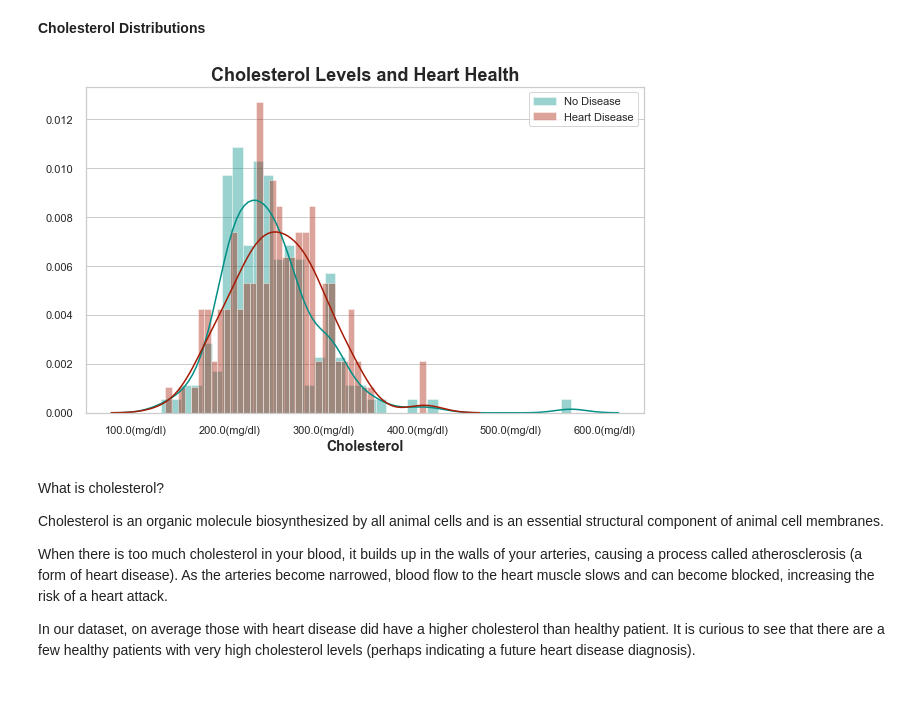
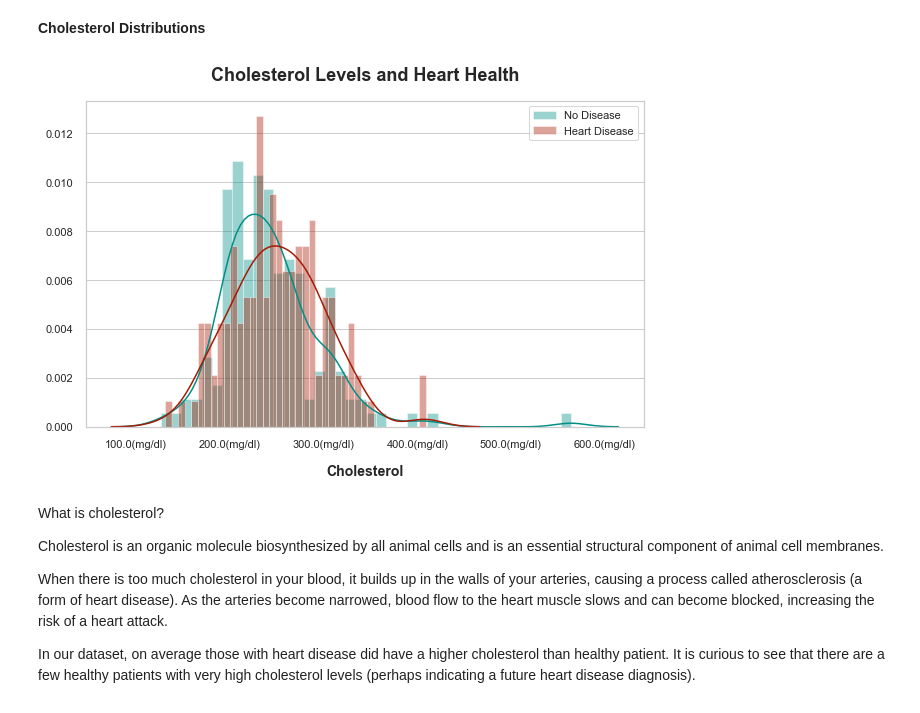
Before and after one commit to KishenSharma6/HeartDisease-Classification, a Jupyter notebook: Heart Disease - Classification.ipynb, the cells around one changed output. Saved outputs shown, nothing was run; the diff lists cells and outputs as text; code cells hidden in the pictures.

Commit message:
Visuals Updated through final boxplot

```diff
--- a/Heart Disease - Classification.ipynb
+++ b/Heart Disease - Classification.ipynb
@@ -245,35 +245,32 @@ Let's take a peek at our patient cholesterol levels. We'll take a look at the ch
 # %%
 #Set figure size
 fig, ax = plt.subplots(figsize = (10,6))
 
 #Plot histogram of cholesterol for healthy patients
 g = sns.distplot(df['Cholesterol'][df['Target'] == 0], bins = 40, label='No Disease',
                  color = '#008F85', ax=ax)
 
 #Plot histogram of cholesterol for sick patients
 k=sns.distplot(df['Cholesterol'][df['Target'] == 1], bins=40, label='Heart Disease',
                color = '#A51A04', ax=ax)
 
 #Set X-axis label
-g.set_xlabel('Cholesterol', fontweight='bold', fontsize=14, )
+g.set_xlabel('Cholesterol', fontweight='bold', fontsize=14, labelpad=15 )
 
 #Format x-ticks
-import matplotlib.ticker as ticker
-g.xaxis.set_major_formatter(ticker.FuncFormatter(lambda x, pos: '{}' + '(mg/dl)'))
-
-#xlabels = [format(x) + '(mg/dl)' for x in g.get_xticks()]
+xlabels = [format(x) + '(mg/dl)' for x in g.get_xticks()]
 g.set_xticklabels(xlabels)
 
 #Set Title
-g.set_title('Cholesterol Levels and Heart Health',fontweight='bold', fontsize=18)
+g.set_title('Cholesterol Levels and Heart Health',fontweight='bold', fontsize=18, pad = 20)
 
 #Mute vertical grid lines
 ax.xaxis.grid()
 
 #Show Legend
 plt.legend(frameon=True, loc = 'best');
 # %% [output]
-[figure, old version]
+[figure, new version]
 # %% [markdown]
 What is cholesterol?
 
```
Also changed, not shown: parts of 12 cells of this notebook.
